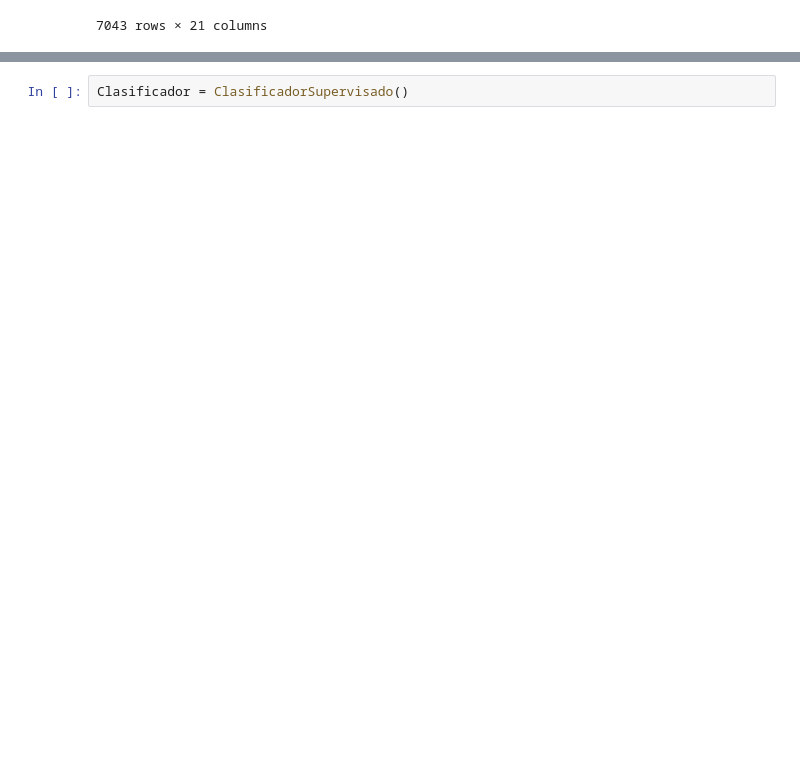
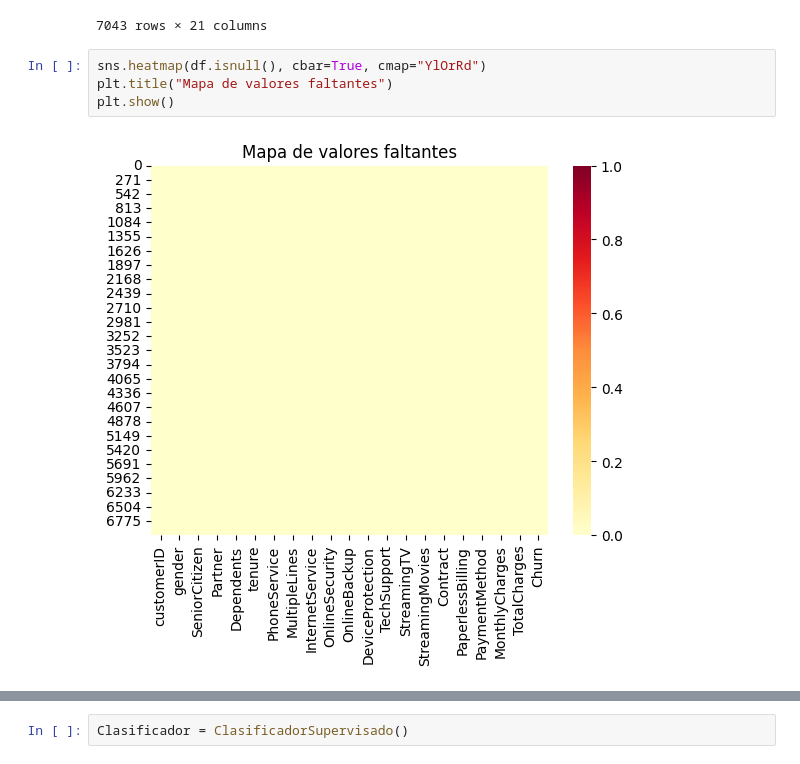
Before and after one commit to pro33cl/machinelearning_clasificacionsupervisada, a Jupyter notebook: notebooks/clasif_sup.ipynb, the cells around one changed output, grey strips where cells are left out. Saved outputs shown, nothing was run; the diff lists cells and outputs as text; blank space fills up the shorter version.

```diff
--- a/notebooks/clasif_sup.ipynb
+++ b/notebooks/clasif_sup.ipynb
@@ -24,3 +27,9 @@ df
 | 7041 | 8361-LTMKD | Male | 1 | Yes | No | 4 | Yes | Yes | ... |
 | 7042 | 3186-AJIEK | Male | 0 | No | No | 66 | Yes | No | ... |
 7043 rows × 21 columns
+# %%
+sns.heatmap(df.isnull(), cbar=True, cmap="YlOrRd")
+plt.title("Mapa de valores faltantes")
+plt.show()
+# %% [output]
+[figure, added]
```
Also changed, not shown: parts of 9 cells of this notebook, 2 other files.
